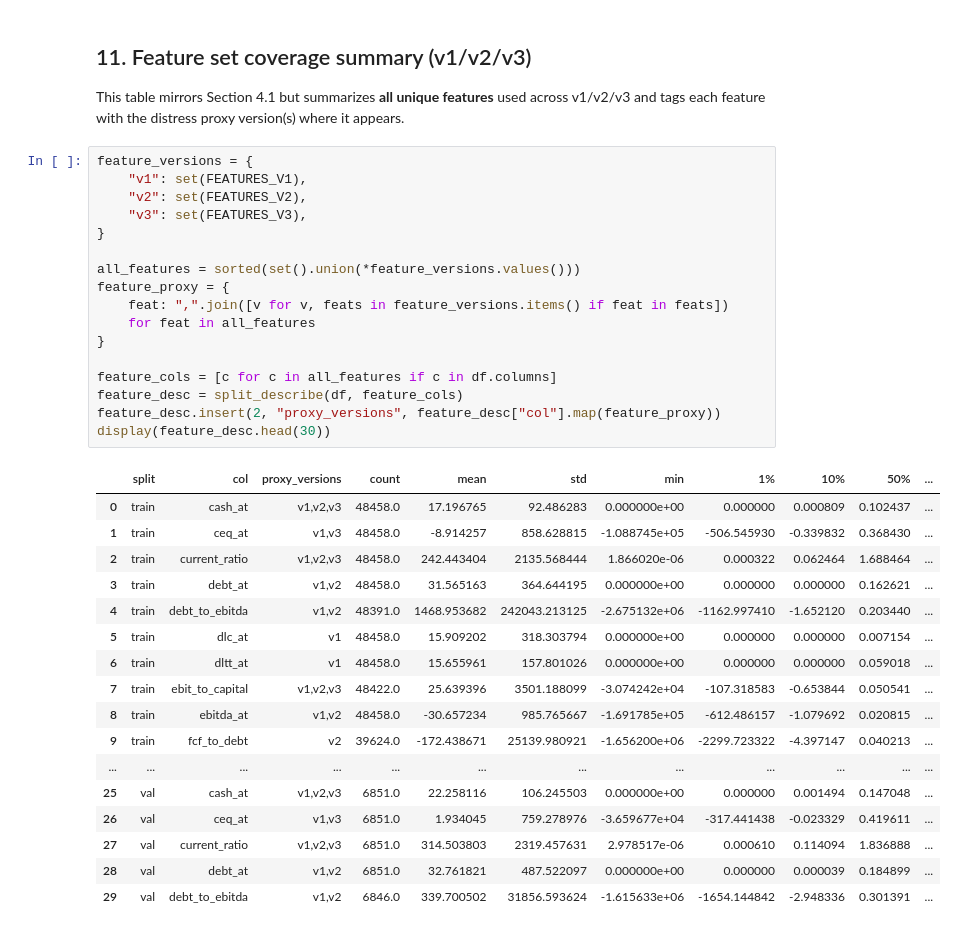
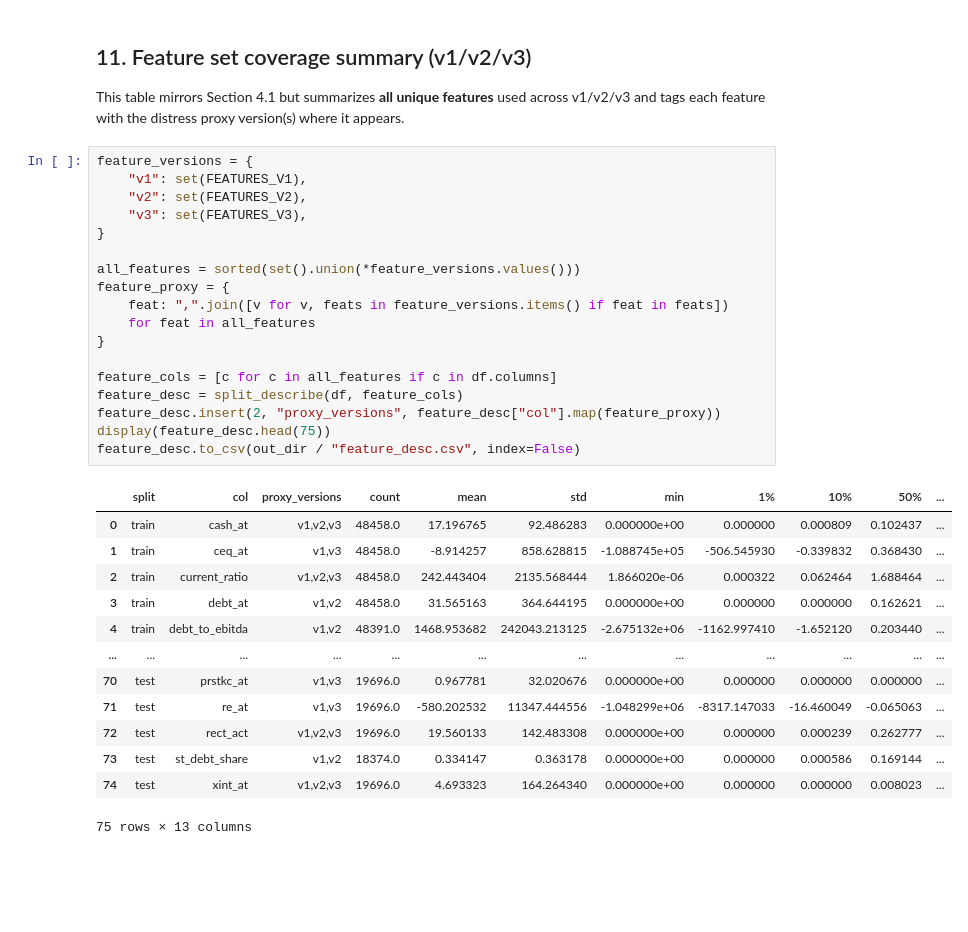
Before and after one commit to MarxusHD/AIinFinance, a Jupyter notebook: final_cap@5.ipynb, the cells around one changed output. Saved outputs shown, nothing was run; the diff lists cells and outputs as text; blank space fills up the shorter version.

```diff
--- a/final_cap@5.ipynb
+++ b/final_cap@5.ipynb
@@ -4441,35 +4518,32 @@ This table mirrors Section 4.1 but summarizes **all unique features** used acros
 # %%
 feature_versions = {
     "v1": set(FEATURES_V1),
     "v2": set(FEATURES_V2),
     "v3": set(FEATURES_V3),
 }
 
 all_features = sorted(set().union(*feature_versions.values()))
 feature_proxy = {
     feat: ",".join([v for v, feats in feature_versions.items() if feat in feats])
     for feat in all_features
 }
 
 feature_cols = [c for c in all_features if c in df.columns]
 feature_desc = split_describe(df, feature_cols)
 feature_desc.insert(2, "proxy_versions", feature_desc["col"].map(feature_proxy))
-display(feature_desc.head(30))
+display(feature_desc.head(75))
+feature_desc.to_csv(out_dir / "feature_desc.csv", index=False)
 # %% [output]
 |  | split | col | proxy_versions | count | mean | std | min | 1% | 10% | 50% | ... |
 | 0 | train | cash_at | v1,v2,v3 | 48458.0 | 17.196765 | 92.486283 | 0.000000e+00 | 0.000000 | 0.000809 | 0.102437 | ... |
 | 1 | train | ceq_at | v1,v3 | 48458.0 | -8.914257 | 858.628815 | -1.088745e+05 | -506.545930 | -0.339832 | 0.368430 | ... |
 | 2 | train | current_ratio | v1,v2,v3 | 48458.0 | 242.443404 | 2135.568444 | 1.866020e-06 | 0.000322 | 0.062464 | 1.688464 | ... |
 | 3 | train | debt_at | v1,v2 | 48458.0 | 31.565163 | 364.644195 | 0.000000e+00 | 0.000000 | 0.000000 | 0.162621 | ... |
 | 4 | train | debt_to_ebitda | v1,v2 | 48391.0 | 1468.953682 | 242043.213125 | -2.675132e+06 | -1162.997410 | -1.652120 | 0.203440 | ... |
-| 5 | train | dlc_at | v1 | 48458.0 | 15.909202 | 318.303794 | 0.000000e+00 | 0.000000 | 0.000000 | 0.007154 | ... |
-| 6 | train | dltt_at | v1 | 48458.0 | 15.655961 | 157.801026 | 0.000000e+00 | 0.000000 | 0.000000 | 0.059018 | ... |
-| 7 | train | ebit_to_capital | v1,v2,v3 | 48422.0 | 25.639396 | 3501.188099 | -3.074242e+04 | -107.318583 | -0.653844 | 0.050541 | ... |
-| 8 | train | ebitda_at | v1,v2 | 48458.0 | -30.657234 | 985.765667 | -1.691785e+05 | -612.486157 | -1.079692 | 0.020815 | ... |
-| 9 | train | fcf_to_debt | v2 | 39624.0 | -172.438671 | 25139.980921 | -1.656200e+06 | -2299.723322 | -4.397147 | 0.040213 | ... |
 | ... | ... | ... | ... | ... | ... | ... | ... | ... | ... | ... | ... |
-| 25 | val | cash_at | v1,v2,v3 | 6851.0 | 22.258116 | 106.245503 | 0.000000e+00 | 0.000000 | 0.001494 | 0.147048 | ... |
-| 26 | val | ceq_at | v1,v3 | 6851.0 | 1.934045 | 759.278976 | -3.659677e+04 | -317.441438 | -0.023329 | 0.419611 | ... |
-| 27 | val | current_ratio | v1,v2,v3 | 6851.0 | 314.503803 | 2319.457631 | 2.978517e-06 | 0.000610 | 0.114094 | 1.836888 | ... |
-| 28 | val | debt_at | v1,v2 | 6851.0 | 32.761821 | 487.522097 | 0.000000e+00 | 0.000000 | 0.000039 | 0.184899 | ... |
-| 29 | val | debt_to_ebitda | v1,v2 | 6846.0 | 339.700502 | 31856.593624 | -1.615633e+06 | -1654.144842 | -2.948336 | 0.301391 | ... |
+| 70 | test | prstkc_at | v1,v3 | 19696.0 | 0.967781 | 32.020676 | 0.000000e+00 | 0.000000 | 0.000000 | 0.000000 | ... |
+| 71 | test | re_at | v1,v3 | 19696.0 | -580.202532 | 11347.444556 | -1.048299e+06 | -8317.147033 | -16.460049 | -0.065063 | ... |
+| 72 | test | rect_act | v1,v2,v3 | 19696.0 | 19.560133 | 142.483308 | 0.000000e+00 | 0.000000 | 0.000239 | 0.262777 | ... |
+| 73 | test | st_debt_share | v1,v2 | 18374.0 | 0.334147 | 0.363178 | 0.000000e+00 | 0.000000 | 0.000586 | 0.169144 | ... |
+| 74 | test | xint_at | v1,v2,v3 | 19696.0 | 4.693323 | 164.264340 | 0.000000e+00 | 0.000000 | 0.000000 | 0.008023 | ... |
+75 rows × 13 columns
```
Also changed, not shown: parts of 14 cells of this notebook, 15 other files.
